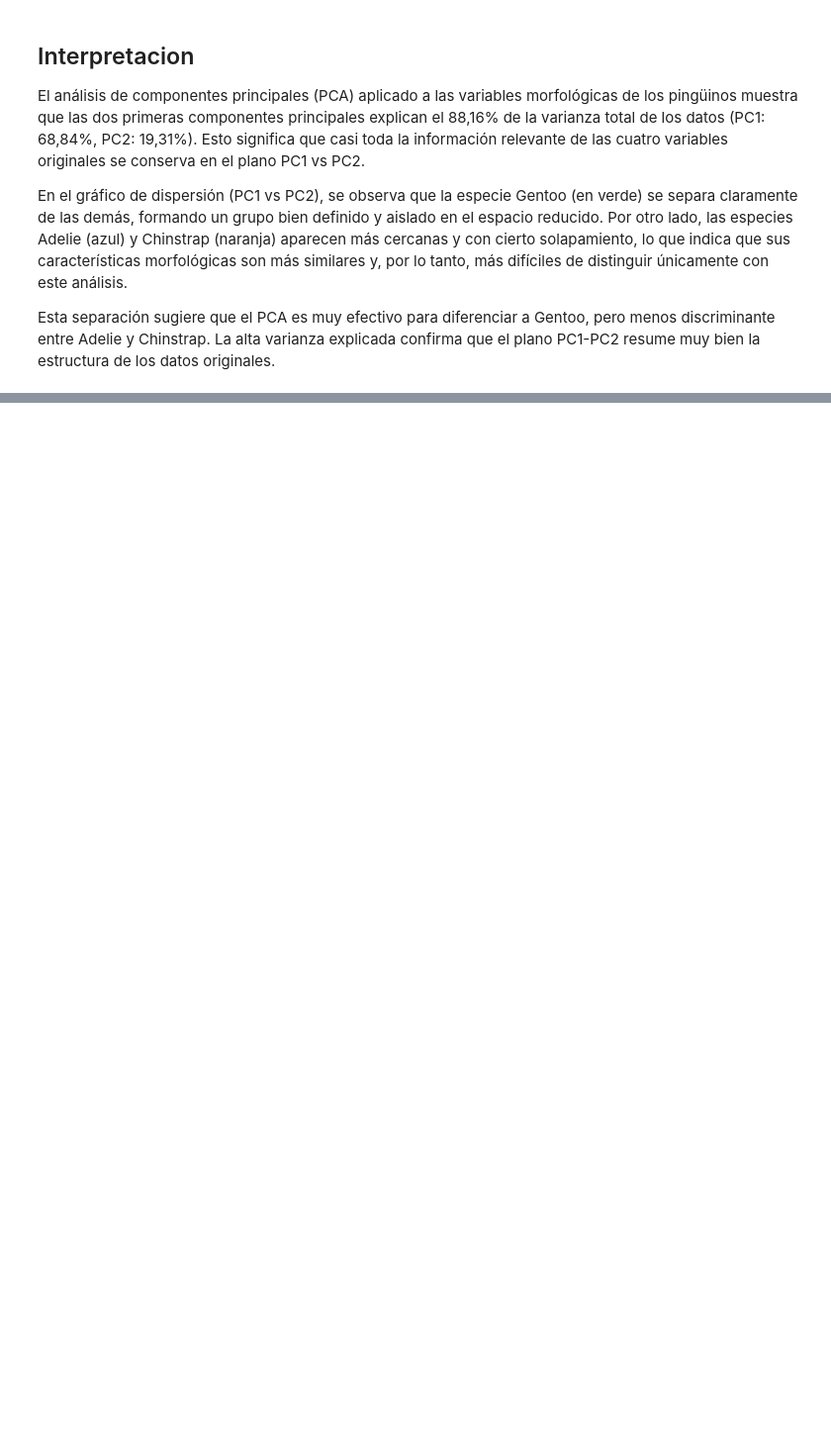
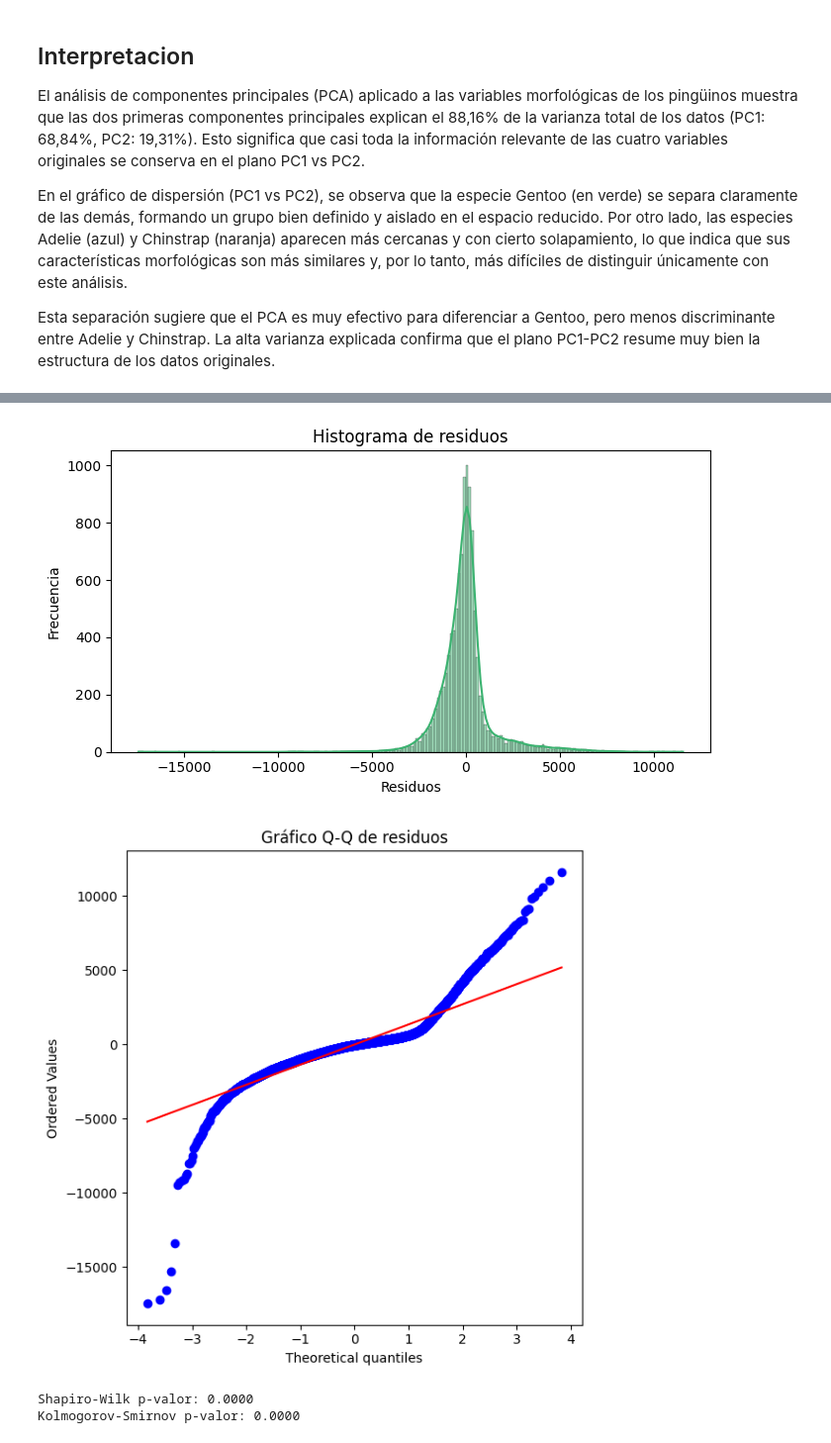
Before and after one commit to totox35/CiencasDatos_UdeA_GIRAULT, a Jupyter notebook: sesiones_practicas/sp_3_GIRAULT_session.ipynb, the cells around one changed output, grey strips where cells are left out. Shown at 99% size. Drawn from its saved outputs; the diff is of its cells as text; code cells hidden in the pictures; blank space fills up the shorter version.

```diff
--- a/sesiones_practicas/sp_3_GIRAULT_session.ipynb
+++ b/sesiones_practicas/sp_3_GIRAULT_session.ipynb
@@ -186,0 +264,14 @@ A partir de un conjunto de datos real sobre diamantes, realiza un análisis de r
+# %%
+from statsmodels.stats.diagnostic import het_breuschpagan
+
+# Calcul des residuos et valeurs ajustées sur le test
+residuos = y_test - y_pred
+valores_ajustados = y_pred
+
+# Prueba de Breusch-Pagan (sur le test)
+X_test_const = sm.add_constant(X_test)
+bp_test = het_breuschpagan(residuos, X_test_const)
+labels = ['LM Stat', 'p-value', 'F Stat', 'F p-value']
+print("Breusch-Pagan test:")
+for l, v in zip(labels, bp_test):
+    print(f"{l}: {v:.4f}")
@@ -186,0 +288,31 @@ A partir de un conjunto de datos real sobre diamantes, realiza un análisis de r
+# %%
+import scipy.stats as stats
+
+# residuos
+plt.figure(figsize=(7,4))
+sns.histplot(residuos, kde=True, color='mediumseagreen')
+plt.title("Histograma de residuos")
+plt.xlabel("Residuos")
+plt.ylabel("Frecuencia")
+plt.tight_layout()
+plt.show()
+
+# Q-Q plot
+plt.figure(figsize=(6,6))
+stats.probplot(residuos, dist="norm", plot=plt)
+plt.title("Gráfico Q-Q de residuos")
+plt.tight_layout()
+plt.show()
+
+# Prueba de Shapiro-Wilk
+shapiro_stat, shapiro_p = stats.shapiro(residuos)
+print(f"Shapiro-Wilk p-valor: {shapiro_p:.4f}")
+
+# Prueba de Kolmogorov-Smirnov (comparando con normal estándar)
+ks_stat, ks_p = stats.kstest((residuos - residuos.mean())/residuos.std(), 'norm')
+print(f"Kolmogorov-Smirnov p-valor: {ks_p:.4f}")
+# %% [output]
+[figure, added]
+[figure, added]
+Shapiro-Wilk p-valor: 0.0000
+Kolmogorov-Smirnov p-valor: 0.0000
```
Also changed, not shown: parts of 5 cells of this notebook.
